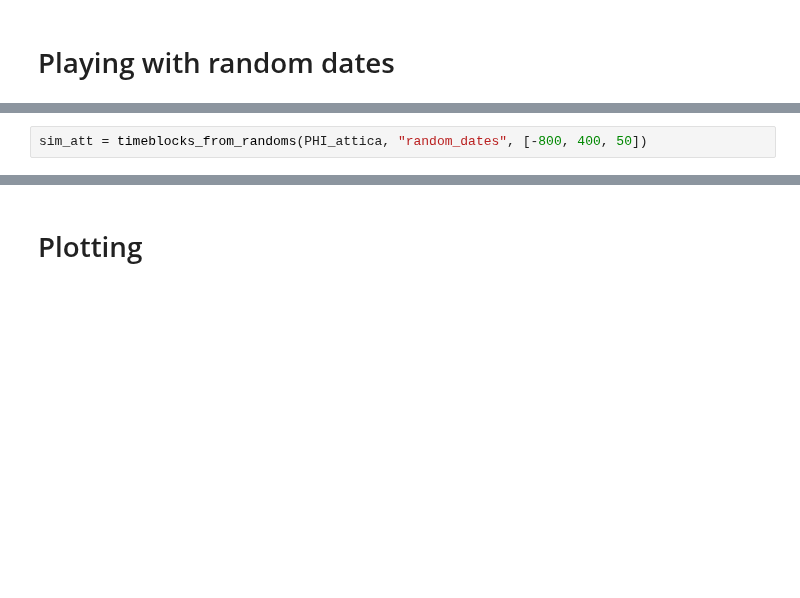
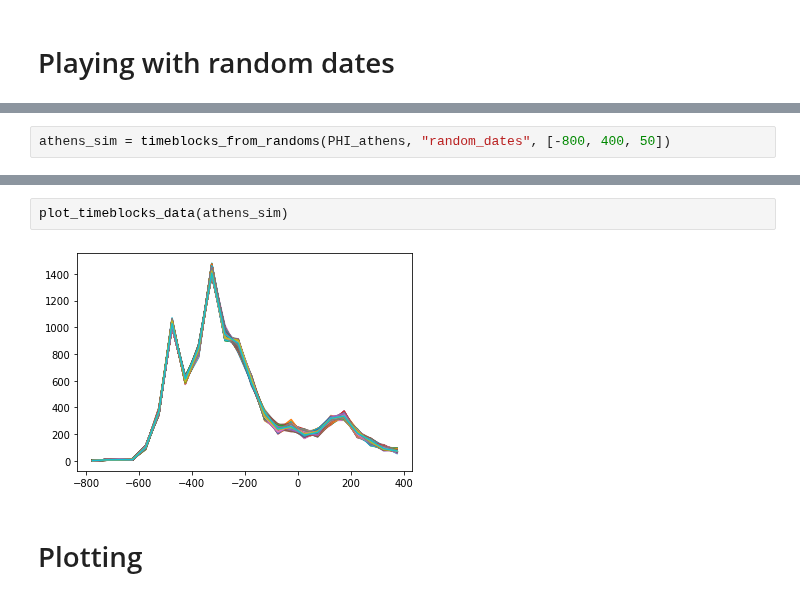
Before and after one commit to sdam-au/GI_ETL, a Jupyter notebook: scripts/1_4_MODELLING_DATES.ipynb, the cells around one changed output, grey strips where cells are left out. Drawn from its saved outputs; the diff is of its cells as text; blank space fills up the shorter version.

```diff
--- a/scripts/1_4_MODELLING_DATES.ipynb
+++ b/scripts/1_4_MODELLING_DATES.ipynb
@@ -138,2 +122,2 @@ len(PHI_attica)
 # %%
-sim_att = timeblocks_from_randoms(PHI_attica, "random_dates", [-800, 400, 50])
+athens_sim = timeblocks_from_randoms(PHI_athens, "random_dates", [-800, 400, 50])
@@ -160,3 +124,7 @@ sim_att[:2]
+# %%
+plot_timeblocks_data(athens_sim)
+# %% [output]
+[figure, added]
 # %% [markdown]
 # Plotting
 # %%
```
Also changed, not shown: parts of 6 cells of this notebook.
